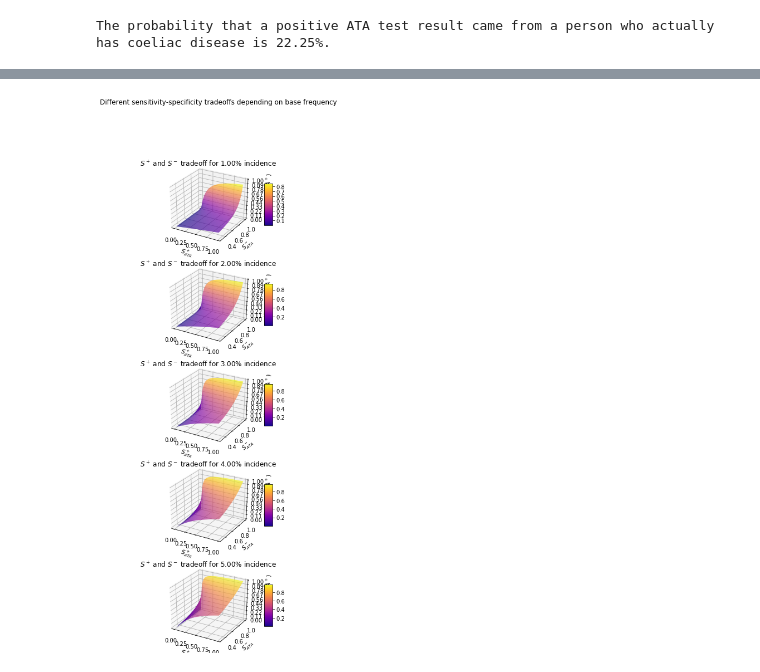
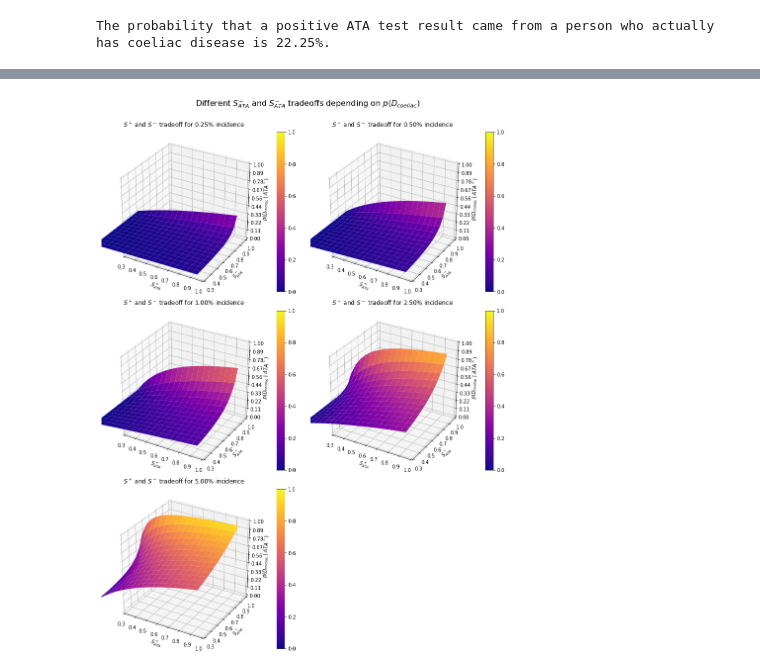
Before and after one commit to chrisvoncsefalvay/bayesian-diagnostics, a Jupyter notebook: ATA case study.ipynb, the cells around one changed output, grey strips where cells are left out. Saved outputs shown, nothing was run; the diff lists cells and outputs as text; code cells hidden in the pictures.

```diff
--- a/ATA case study.ipynb
+++ b/ATA case study.ipynb
@@ -89,14 +90,0 @@ import numpy as np
-# %%
-delta = 0.025
-x, y = np.arange(0, 1, delta), np.arange(0, 1, delta)
-X, Y = np.meshgrid(x, y)
-Z = ATA_sensitivity_specificity_function(X, Y)
-
-CS.levels = ["{:.1f}".format(100*val) for val in CS.levels]
-
-plt.figure()
-CS = plt.contour(X, Y, Z)
-CS.ax.set_xlim(0.15, 1)
-CS.ax.set_ylim(0.75, 1)
-plt.clabel(CS, CS.levels, inline = True, fmt = " > %r", fontsize = 10)
-plt.show()
@@ -105,55 +141,74 @@ plt.show()
 # %%
-# To turn this into a D-conditional 3d plot, we can turn the X, Y and Z values into a 3D surface.
+## To turn this into a D-conditional 3d plot, we can turn the X, Y and Z values into a 3D surface.
 #
 # Warning: this is gonna take a truckload of time if you set the resolution too high.
 
 from mpl_toolkits.mplot3d import Axes3D
 from matplotlib import cm
 from matplotlib.ticker import LinearLocator, FormatStrFormatter
 import matplotlib.pyplot as plt
 
 ######
 # Define list of D-values here
 ######
-D_values = (0.1, 0.2, 0.3, 0.4, 0.5)
+D_values = (0.025, 0.05, 0.1, 0.25, 0.5)
 
 # Define value ranges
-sensitivity = arange(0.0, 0.99, 0.005)
-specificity = arange(0.3, 0.99, 0.005)
+sensitivity = arange(0.0, 0.99, 0.05)
+specificity = arange(0.3, 0.99, 0.05)
+
+# Define plot size
+cols = 2
+rows = ceil(len(D_values) / cols)
+m_factor = 5
 
 # Creates point mesh grid
 X,Y = meshgrid(sensitivity, specificity)
 
 # Create fig
-fig = plt.figure(figsize = plt.figaspect(len(D_values)))
-fig.suptitle("Different sensitivity-specificity tradeoffs depending on base frequency")
+fig = plt.figure(figsize = (m_factor * cols + 2, m_factor * rows + 1.5))
+fig.suptitle("Different $S^{+}_{ATA}$ and $S^{-}_{ATA}$ tradeoffs depending on $p(D_{coeliac})$", fontsize = 16)
 
-for idx, val in enumerate(D_values):
 
-    ax = fig.add_subplot(len(D_values), 1, idx + 1,  projection = '3d')
+for idx in range(rows):
+    for iidx in range(cols):
+        _idx = 2*idx + iidx
 
-    # Creates value for each point on the mesh grid
-    Z = ATA_sensitivity_specificity_function(X, Y, D = val)
+        if _idx + 1 > len(D_values):
+            pass
 
-    surf = ax.plot_surface(X, Y, Z,
-                           rstride = 1, cstride = 1,
-                           cmap = cm.plasma,
-                           linewidth = 0,
-                           antialiased = True)
+        else:
 
-    ax.zaxis.set_major_locator(LinearLocator(10))
-    ax.zaxis.set_major_formatter(FormatStrFormatter('%.02f'))
+            D_val = D_values[_idx]
+            ax = plt.subplot2grid((rows, cols), (idx, iidx), projection = '3d')
+            box = ax.get_position()
+            ax.set_position([box.x0, box.y0 + 50, box.width, box.height * 0.95])
 
-    fig.colorbar(surf, shrink=0.5, aspect=5)
+            ax.set_title("$D_{coeliac} = $" + str(D_values[_idx] * 100) + "%")
 
-    ax.set_xlabel("$ S^+_{ATA} $")
-    ax.set_ylabel("$ S^-_{ATA} $")
-    ax.set_zlabel("$ p(D_{coeliac} \mid ATA^+)% $")
-    ax.set_zlim3d(0, 1)
-    ax.set_title("$S^+$ and $S^-$ tradeoff for {v:.2f}% incidence".format(v = 10*val))
+            Z = ATA_sensitivity_specificity_function(X, Y, D = D_values[_idx])
+
+            surf = ax.plot_surface(X, Y, Z,
+                                   rstride = 1, cstride = 1,
+                                   cmap = cm.plasma,
+                                   linewidth = 0,
+                                   antialiased = True,
+                                   vmin = 0, vmax = 1)
+
+            ax.zaxis.set_major_locator(LinearLocator(10))
+            ax.zaxis.set_major_formatter(FormatStrFormatter('%.02f'))
+            ax.invert_yaxis()
+            fig.colorbar(surf)
+            ax.set_xlabel("$ S^+_{ATA} $")
+            ax.set_ylabel("$ S^-_{ATA} $")
+            ax.set_zlabel("$ p(D_{coeliac} \mid ATA^+)% $")
+            ax.set_zlim3d(0, 1)
+            ax.set_xlim(0.3, 1)
+            ax.set_ylim(0.3, 1)
+            ax.set_title("$S^+$ and $S^-$ tradeoff for {v:.2f}% incidence".format(v = 10*D_values[_idx]), y=1.1)
 
 ### SHOW PLOT
-
+plt.tight_layout(rect=[0, 0.03, 1, 0.95])
 plt.show()
 # %% [output]
-[figure, old version]
+[figure, new version]
```
Also changed, not shown: parts of 5 cells of this notebook.
